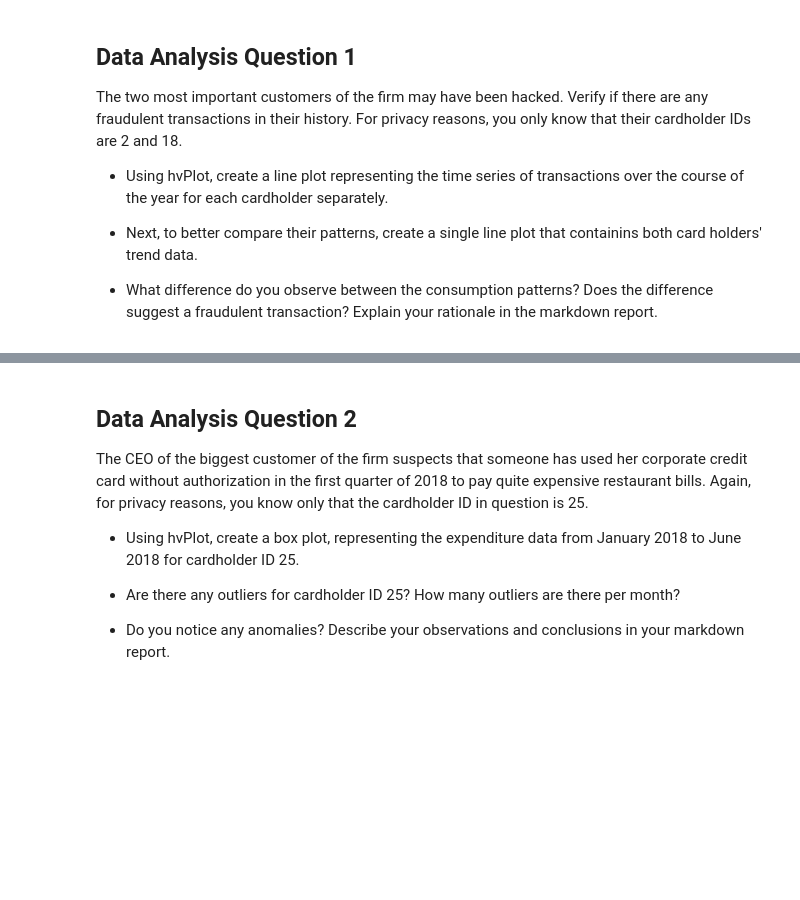
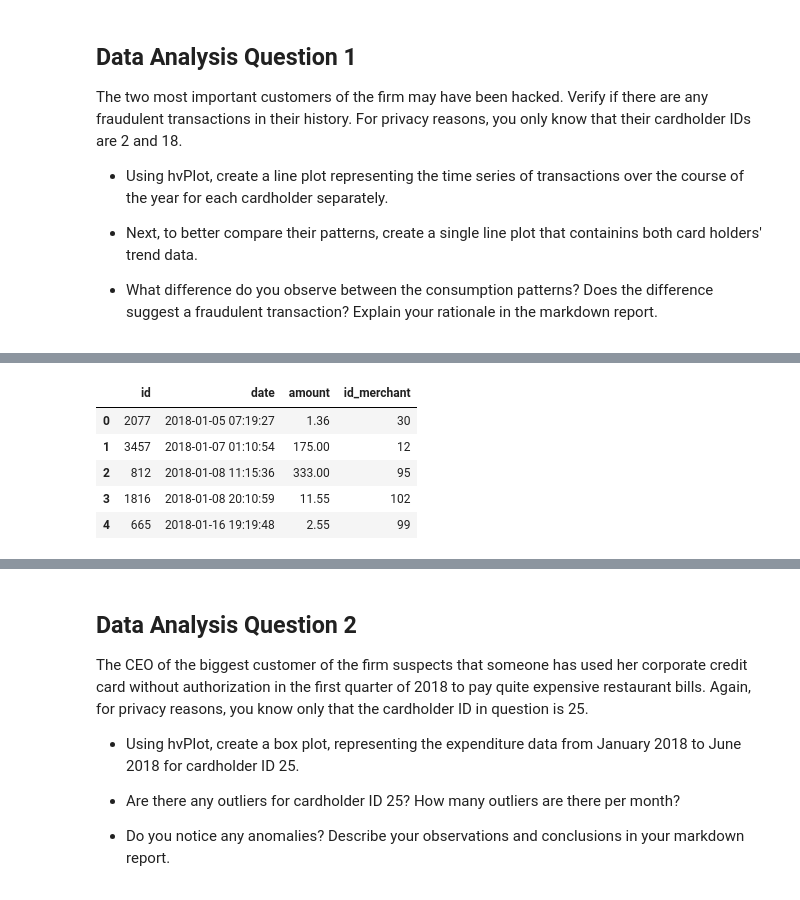
Before and after one commit to MontgomeryG/python-homework, a Jupyter notebook: Module 7 Challenge/Starter_Files/visual_data_analysis.ipynb, the cells around one changed output, grey strips where cells are left out. Saved outputs shown, nothing was run; the diff lists cells and outputs as text; code cells hidden in the pictures; blank space fills up the shorter version.

```diff
--- a/Module 7 Challenge/Starter_Files/visual_data_analysis.ipynb
+++ b/Module 7 Challenge/Starter_Files/visual_data_analysis.ipynb
@@ -159,0 +212,17 @@ test_1
+# %%
+# Write the query to get the data from transaction_table given card holder 18, card with index 1
+query3 = """
+        SELECT id, date, amount, id_merchant FROM transaction_table
+        WHERE card='344119623920892'
+        """
+
+transactions_id18_CC2 = pd.read_sql(query3, engine)
+
+transactions_id18_CC2.head()
+# %% [output]
+|  | id | date | amount | id_merchant |
+| 0 | 2077 | 2018-01-05 07:19:27 | 1.36 | 30 |
+| 1 | 3457 | 2018-01-07 01:10:54 | 175.00 | 12 |
+| 2 | 812 | 2018-01-08 11:15:36 | 333.00 | 95 |
+| 3 | 1816 | 2018-01-08 20:10:59 | 11.55 | 102 |
+| 4 | 665 | 2018-01-16 19:19:48 | 2.55 | 99 |
```
Also changed, not shown: parts of 15 cells of this notebook.
